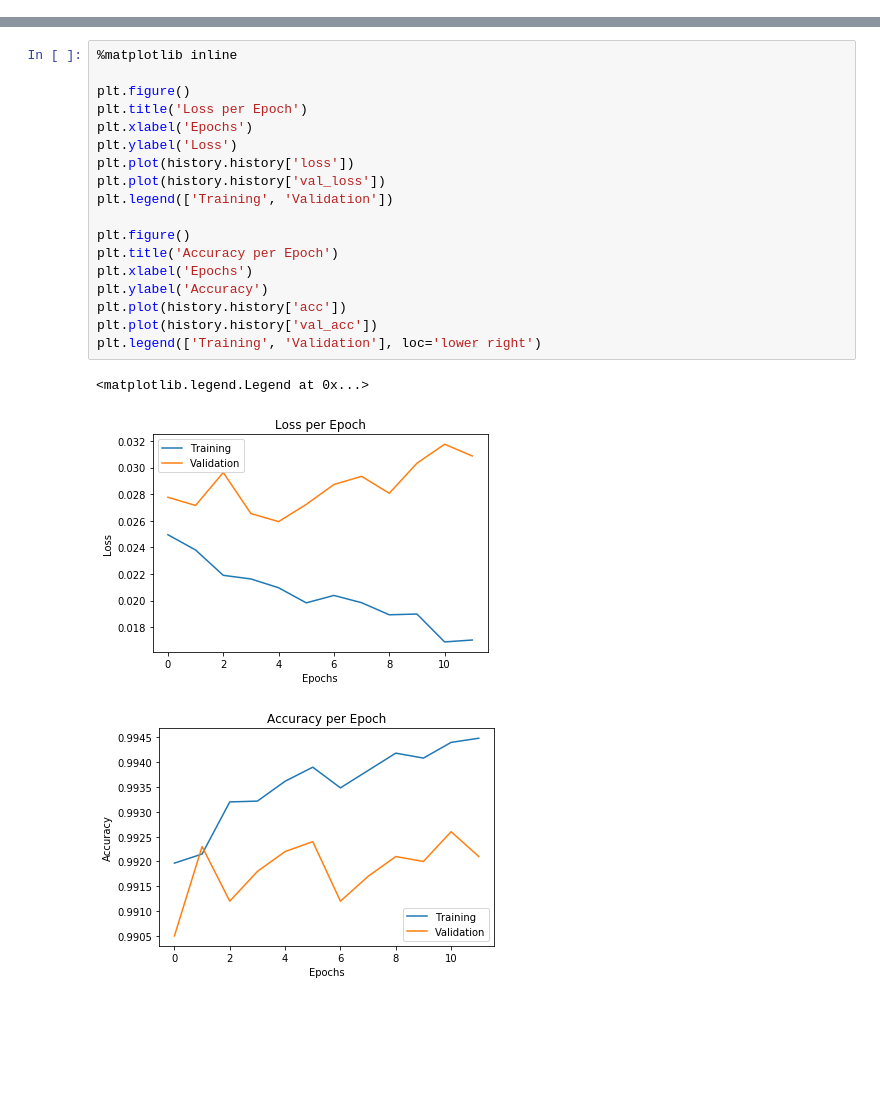
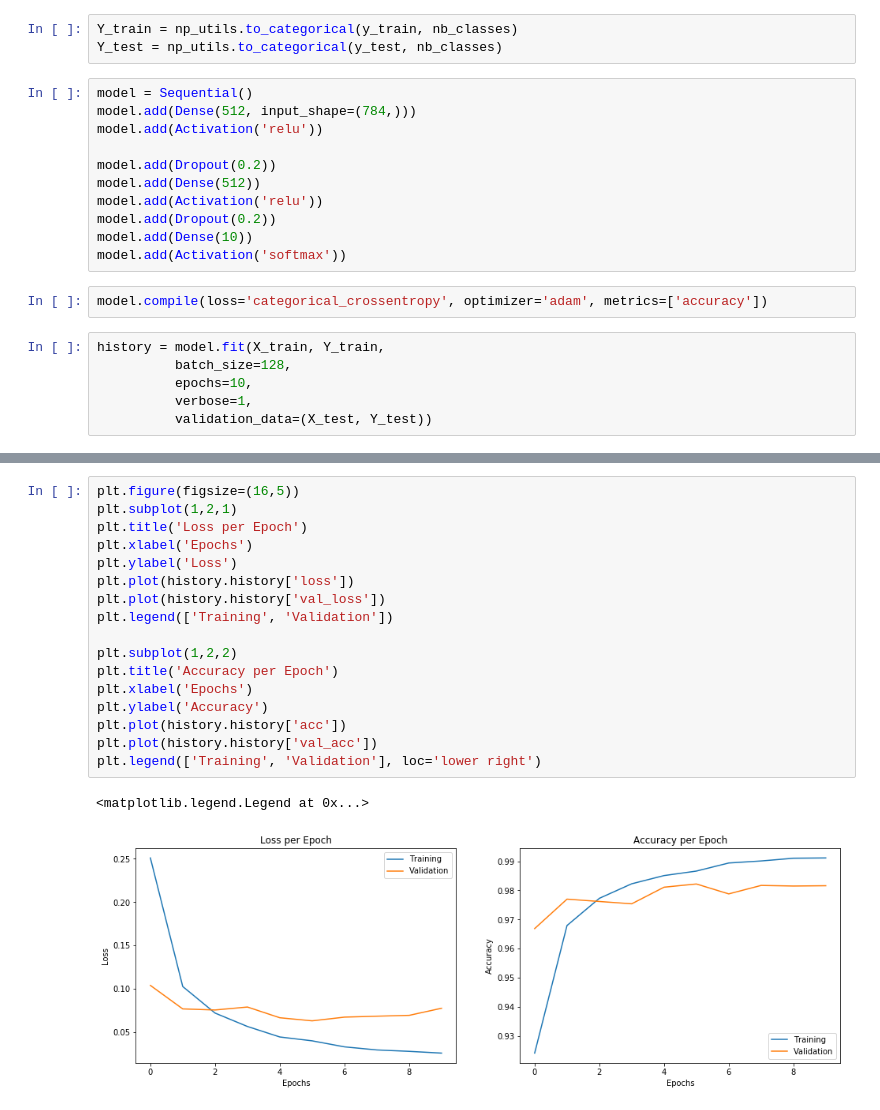
Before and after one commit to diggerdata/MNIST_TSN, a Jupyter notebook: ANN.ipynb, the cells around one changed output, grey strips where cells are left out. Saved outputs shown, nothing was run; the diff lists cells and outputs as text; blank space fills up the shorter version.

```diff
--- a/ANN.ipynb
+++ b/ANN.ipynb
@@ -132,0 +51,22 @@ Layer 7          dense_2                 (None, 128)     (None, 10)
+# %%
+Y_train = np_utils.to_categorical(y_train, nb_classes)
+Y_test = np_utils.to_categorical(y_test, nb_classes)
+# %%
+model = Sequential()
+model.add(Dense(512, input_shape=(784,)))
+model.add(Activation('relu'))
+
+model.add(Dropout(0.2))
+model.add(Dense(512))
+model.add(Activation('relu'))
+model.add(Dropout(0.2))
+model.add(Dense(10))
+model.add(Activation('softmax'))
+# %%
+model.compile(loss='categorical_crossentropy', optimizer='adam', metrics=['accuracy'])
+# %%
+history = model.fit(X_train, Y_train,
+          batch_size=128,
+          epochs=10,
+          verbose=1,
+          validation_data=(X_test, Y_test))
@@ -133,22 +91,20 @@ Layer 7          dense_2                 (None, 128)     (None, 10)
 # %%
-%matplotlib inline
-
-plt.figure()
+plt.figure(figsize=(16,5))
+plt.subplot(1,2,1)
 plt.title('Loss per Epoch')
 plt.xlabel('Epochs')
 plt.ylabel('Loss')
 plt.plot(history.history['loss'])
 plt.plot(history.history['val_loss'])
 plt.legend(['Training', 'Validation'])
 
-plt.figure()
+plt.subplot(1,2,2)
 plt.title('Accuracy per Epoch')
 plt.xlabel('Epochs')
 plt.ylabel('Accuracy')
 plt.plot(history.history['acc'])
 plt.plot(history.history['val_acc'])
 plt.legend(['Training', 'Validation'], loc='lower right')
 # %% [output]
 <matplotlib.legend.Legend at 0x...>
-[figure, old version]
+[figure, new version]
-[figure, removed]
```
Also changed, not shown: parts of 22 cells of this notebook, 1 other file.
